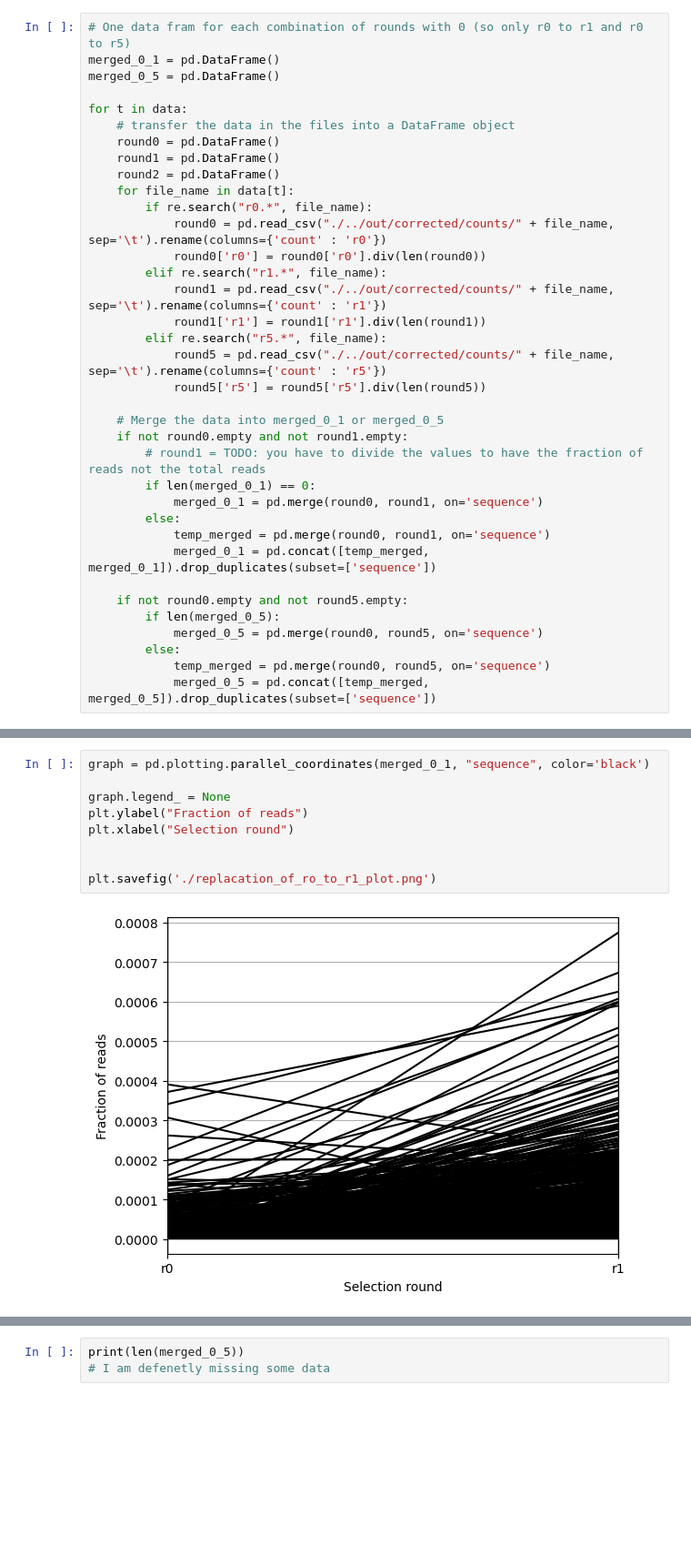
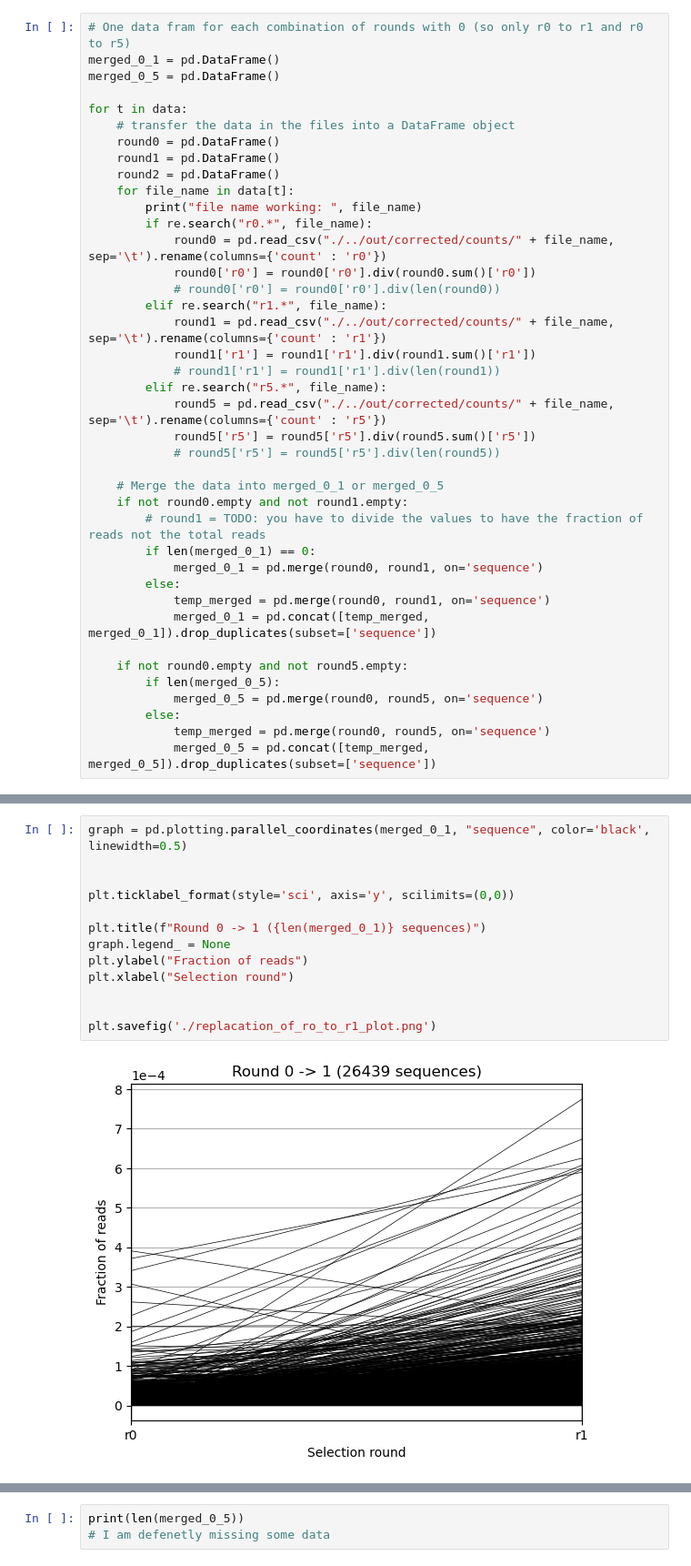
Before and after one commit to szsctt/aavolve_data, a Jupyter notebook: notebooks/2024-05-21_graph_replications.ipynb, the cells around one changed output, grey strips where cells are left out. Shown at 91% size. Cells and saved outputs as stored; diff of their text form; blank space fills up the shorter version.

```diff
--- a/notebooks/2024-05-21_graph_replications.ipynb
+++ b/notebooks/2024-05-21_graph_replications.ipynb
@@ -116,15 +108,19 @@ for t in data:
     round1 = pd.DataFrame()
     round2 = pd.DataFrame()
     for file_name in data[t]:
+        print("file name working: ", file_name)
         if re.search("r0.*", file_name):
             round0 = pd.read_csv("./../out/corrected/counts/" + file_name, sep='\t').rename(columns={'count' : 'r0'})
-            round0['r0'] = round0['r0'].div(len(round0))
+            round0['r0'] = round0['r0'].div(round0.sum()['r0'])
+            # round0['r0'] = round0['r0'].div(len(round0))
         elif re.search("r1.*", file_name):
             round1 = pd.read_csv("./../out/corrected/counts/" + file_name, sep='\t').rename(columns={'count' : 'r1'})
-            round1['r1'] = round1['r1'].div(len(round1))
+            round1['r1'] = round1['r1'].div(round1.sum()['r1'])
+            # round1['r1'] = round1['r1'].div(len(round1))
         elif re.search("r5.*", file_name):
             round5 = pd.read_csv("./../out/corrected/counts/" + file_name, sep='\t').rename(columns={'count' : 'r5'})
-            round5['r5'] = round5['r5'].div(len(round5))
+            round5['r5'] = round5['r5'].div(round5.sum()['r5'])
+            # round5['r5'] = round5['r5'].div(len(round5))
 
     # Merge the data into merged_0_1 or merged_0_5
     if not round0.empty and not round1.empty:
@@ -144,14 +146,18 @@ for t in data:
 # %%
-graph = pd.plotting.parallel_coordinates(merged_0_1, "sequence", color='black')
+graph = pd.plotting.parallel_coordinates(merged_0_1, "sequence", color='black', linewidth=0.5)
 
+
+plt.ticklabel_format(style='sci', axis='y', scilimits=(0,0))
+
+plt.title(f"Round 0 -> 1 ({len(merged_0_1)} sequences)")
 graph.legend_ = None
 plt.ylabel("Fraction of reads")
 plt.xlabel("Selection round")
 
 
 plt.savefig('./replacation_of_ro_to_r1_plot.png')
 # %% [output]
-[figure, old version]
+[figure, new version]
 # %%
 graph = pd.plotting.parallel_coordinates(merged_0_5, "sequence", color='black')
 
```
Also changed, not shown: parts of 4 cells of this notebook.
